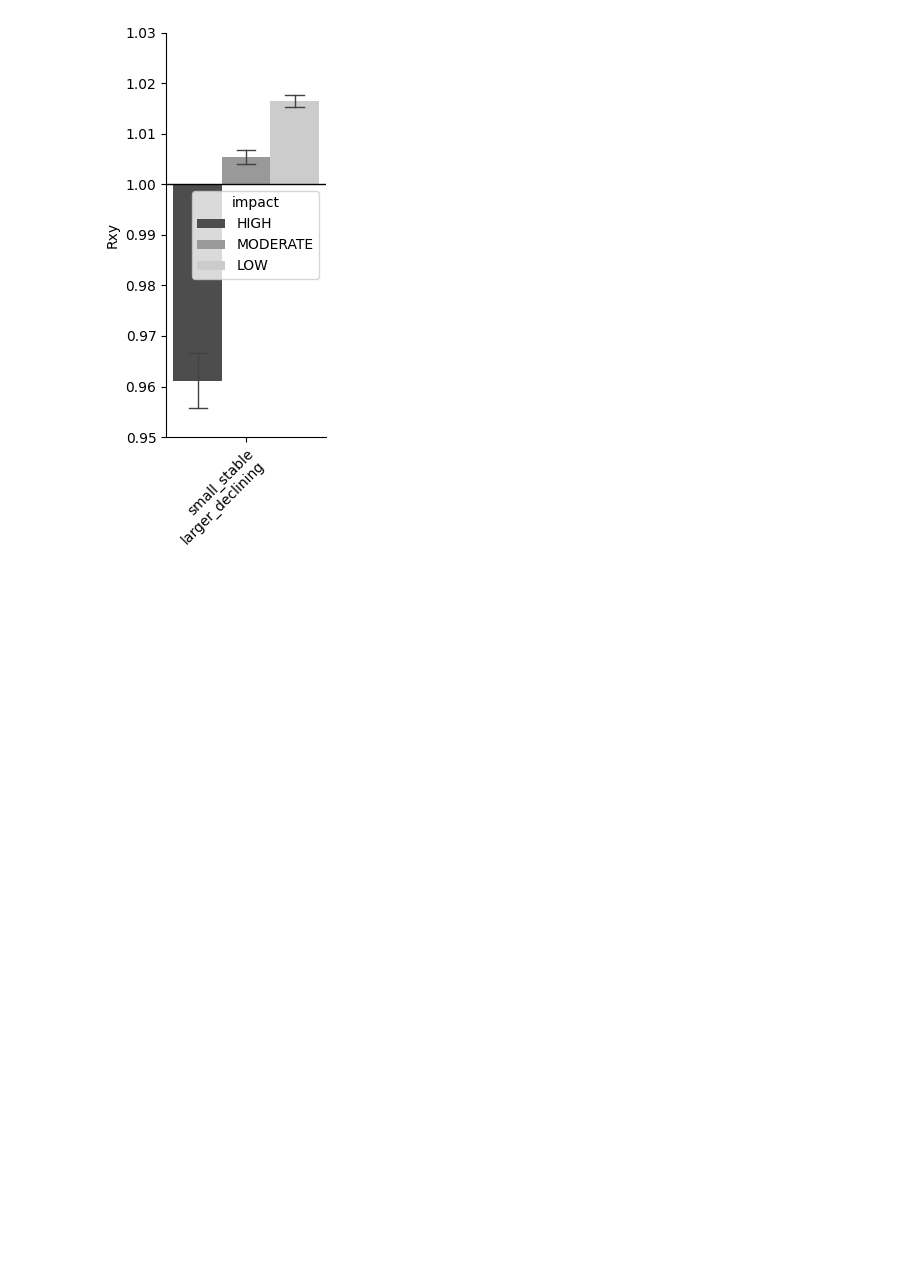
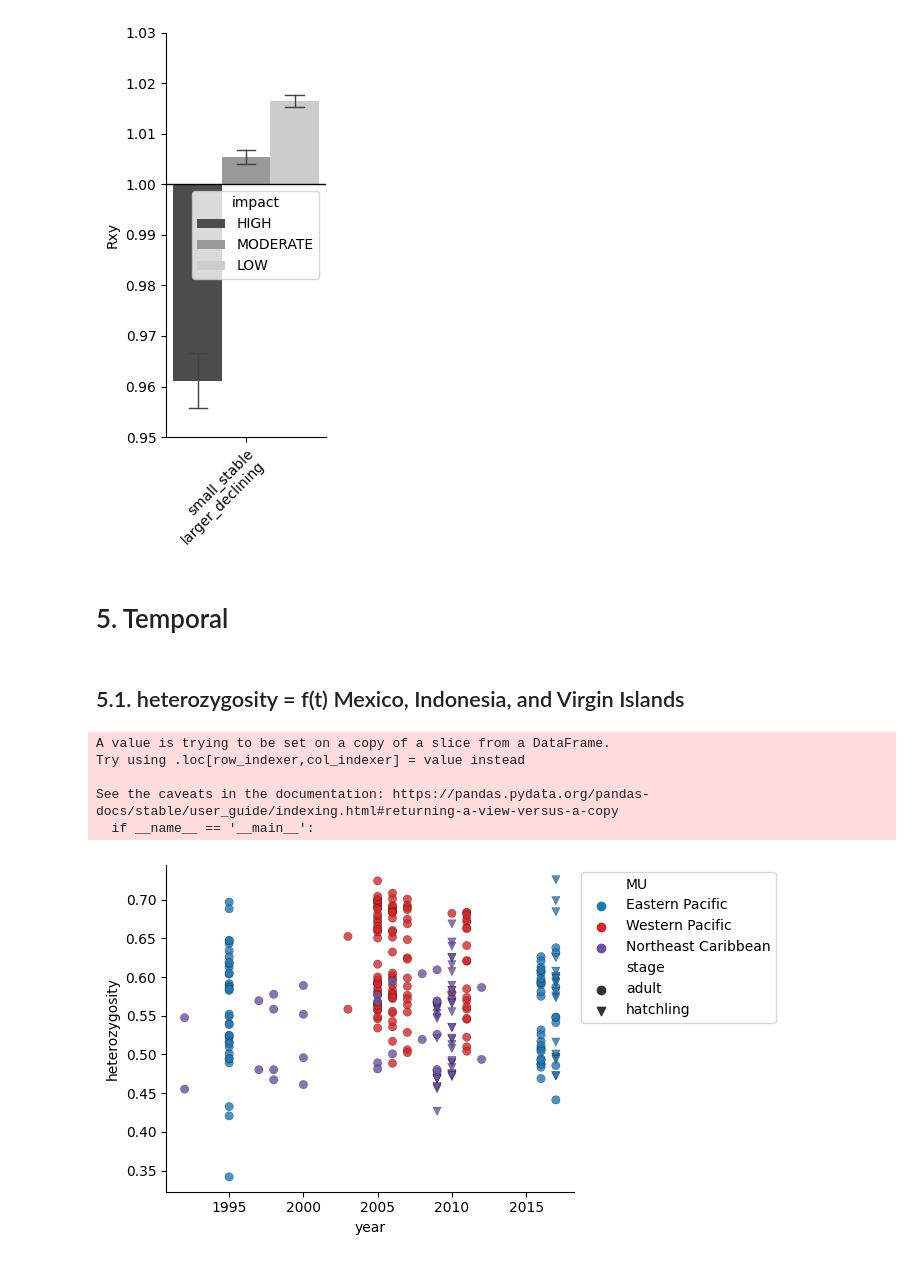
Before and after one commit to osipovarev/Leatherback_popgen, a Jupyter notebook: heterozygosity_analysis.ipynb, the cells around one changed output. Drawn from its saved outputs; the diff is of its cells as text; code cells hidden in the pictures; blank space fills up the shorter version.

Commit message:
backed up changes from Wed Jul  2 10:36:21 EDT 2025 in the project /Users/osipova/Documents/LabDocs/Leatherback_popgen

```diff
--- a/heterozygosity_analysis.ipynb
+++ b/heterozygosity_analysis.ipynb
@@ -565,3 +584,48 @@ pdf_name = 'Rxy.L_S.pdf'
 fig.savefig(pdf_name, bbox_inches='tight')
 # %% [output]
 [figure]
+# %% [markdown]
+# 5. Temporal
+# %% [markdown]
+## 5.1. heterozygosity = f(t) Mexico, Indonesia, and Virgin Islands
+# %%
+group = 'rookery'
+group_col = 'MU'
+x = 'year'
+y = 'f_hets'
+p = color_dict[group_col]
+
+temporal_groups = ['Mexico', 'Virgin Islands', 'Indonesia']
+df = df_all[df_all[group].isin(temporal_groups)]
+df['stage'] = df['stage'].fillna('adult')
+
+fig, axes = plt.subplots(figsize=(7, 4))
+
+if x == 'year':
+    style = 'stage'
+    markers_dict = {'adult': 'o', 'hatchling': 'v'}
+else:
+    style = None
+    markers_dict = None
+
+sns.scatterplot(
+    data=df, x=x, y=y, hue=group_col,
+    alpha=0.8, edgecolor='k', linewidth=0.2,
+    style=style, markers=markers_dict,
+    palette=p)
+
+axes.set_ylabel('heterozygosity')
+sns.move_legend(axes, "upper left", bbox_to_anchor=(1, 1))
+
+sns.despine(fig=None, ax=None, left=False, bottom=False, offset=None, trim=False)
+fig.tight_layout()
+
+pdf_name = 'temporal.heterozygosity.year.pdf'
+fig.savefig(pdf_name, bbox_inches='tight')
+# %% [output]
+A value is trying to be set on a copy of a slice from a DataFrame.
+Try using .loc[row_indexer,col_indexer] = value instead
+
+See the caveats in the documentation: https://pandas.pydata.org/pandas-docs/stable/user_guide/indexing.html#returning-a-view-versus-a-copy
+  if __name__ == '__main__':
+[figure, added]
```
Also changed, not shown: parts of 6 cells of this notebook, 3 other files.
